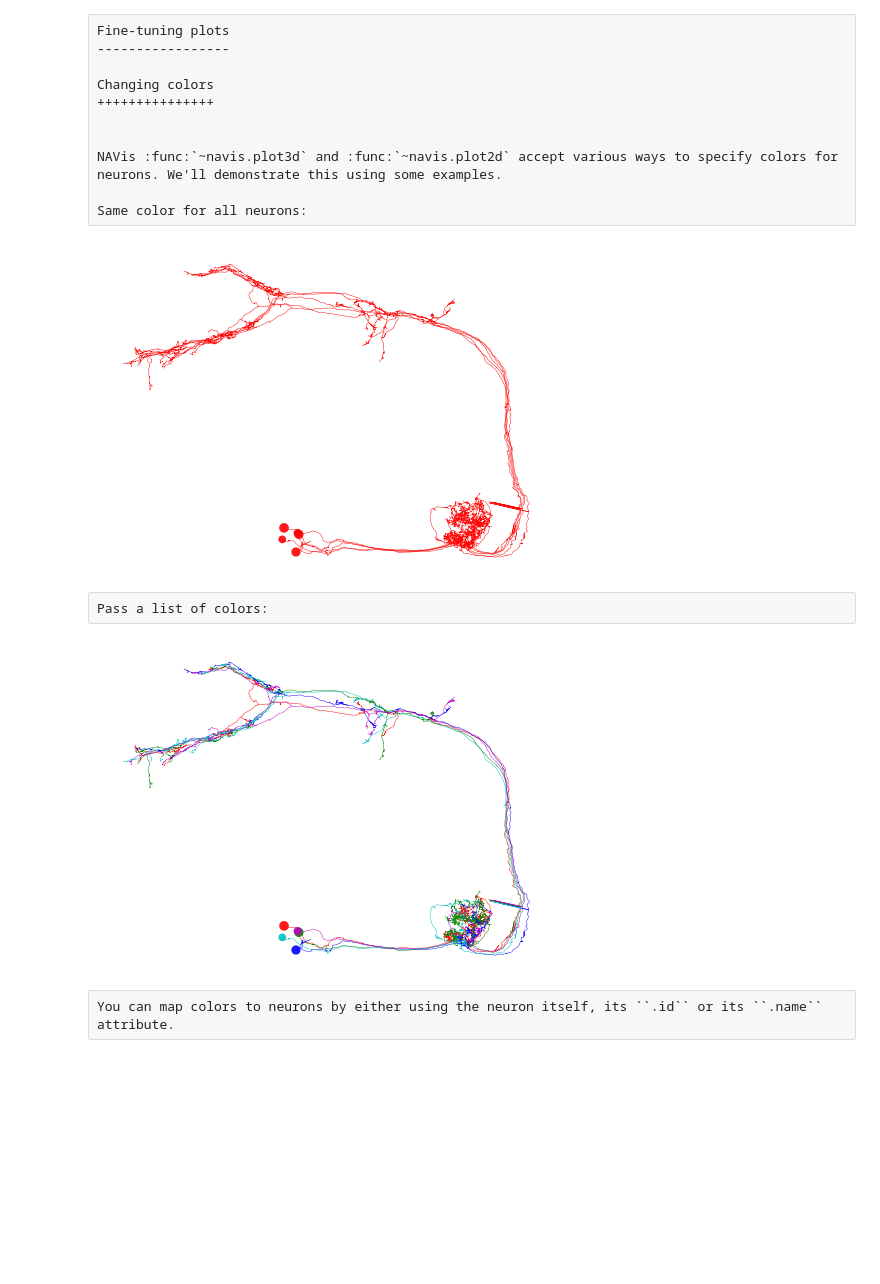
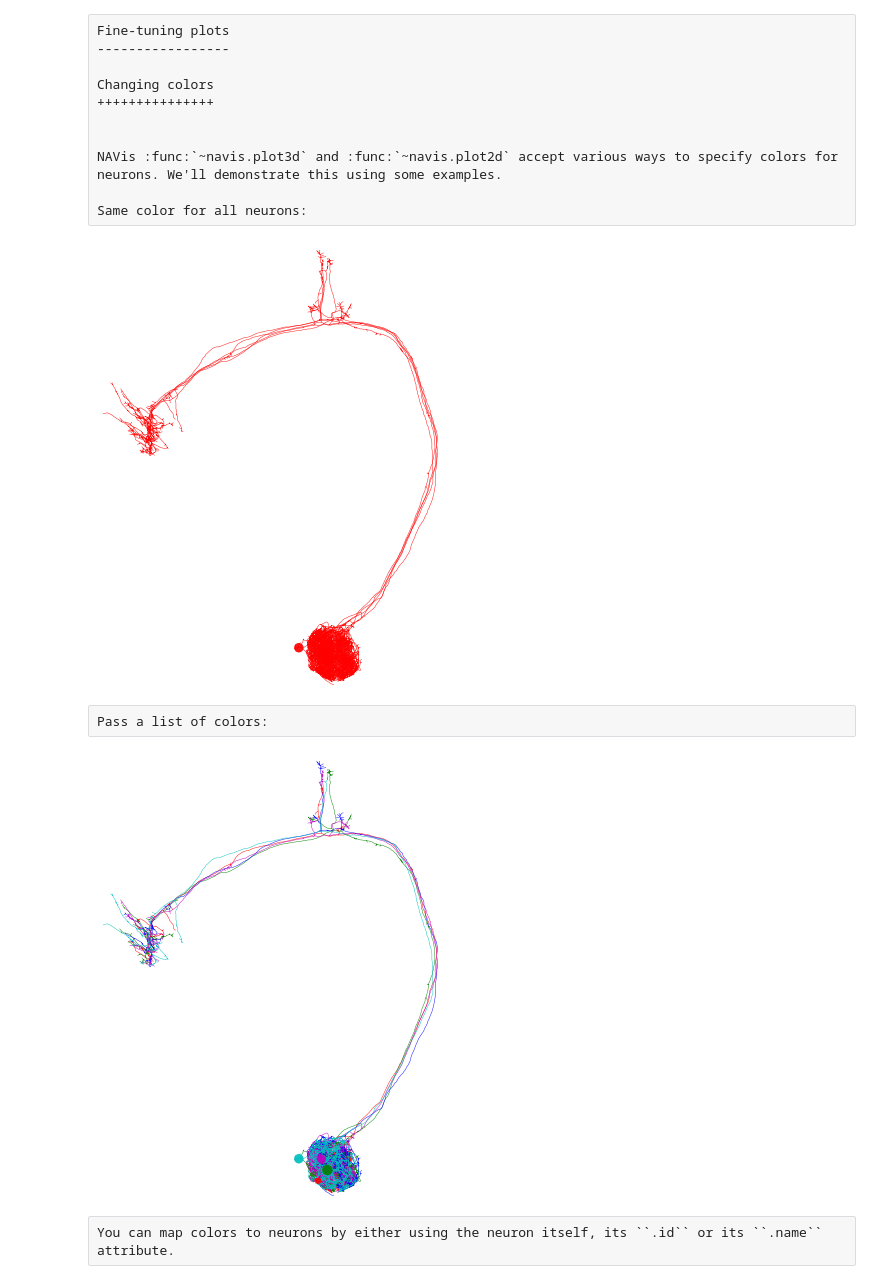
Before and after one commit to navis-org/navis, a Jupyter notebook: docs/source/tutorials/plotting.ipynb, the cells around one changed output. Drawn from its saved outputs; the diff is of its cells as text; code cells hidden in the pictures; blank space fills up the shorter version.

```diff
--- a/docs/source/tutorials/plotting.ipynb
+++ b/docs/source/tutorials/plotting.ipynb
@@ -19,9 +29,9 @@ This uses matplotlib to generate 2D plots. The big advantage is that you can sav
 import navis
 import matplotlib.pyplot as plt
 
-nl = navis.example_neurons()
+nl = navis.example_neurons(kind='skeleton')
 
 # Plot using default settings
-fig, ax = nl.plot2d()
+fig, ax = nl.plot2d(method='2d', view=('x', '-y'))
 plt.show()
 # %% [output]
@@ -230,15 +264,15 @@ NAVis :func:`~navis.plot3d` and :func:`~navis.plot2d` accept various ways to spe
 
 Same color for all neurons:
 # %%
-fig, ax = navis.plot2d(nl, color=(1, 0, 0))
+fig, ax = navis.plot2d(nl, color=(1, 0, 0), method='2d', view=('x', '-y'))
 # %% [output]
-[figure, old version]
+[figure, new version]
 # %% [raw]
 Pass a list of colors:
 # %%
-fig, ax = navis.plot2d(nl, color=['r', 'g', 'b', 'm', 'c'])
+fig, ax = navis.plot2d(nl, color=['r', 'g', 'b', 'm', 'c'], method='2d', view=('x', '-y'))
 # %% [output]
-[figure, old version]
+[figure, new version]
 # %% [raw]
 You can map colors to neurons by either using the neuron itself, its ``.id`` or its ``.name`` attribute.
 # %%
```
Also changed, not shown: parts of 29 cells of this notebook, 7 other files.
